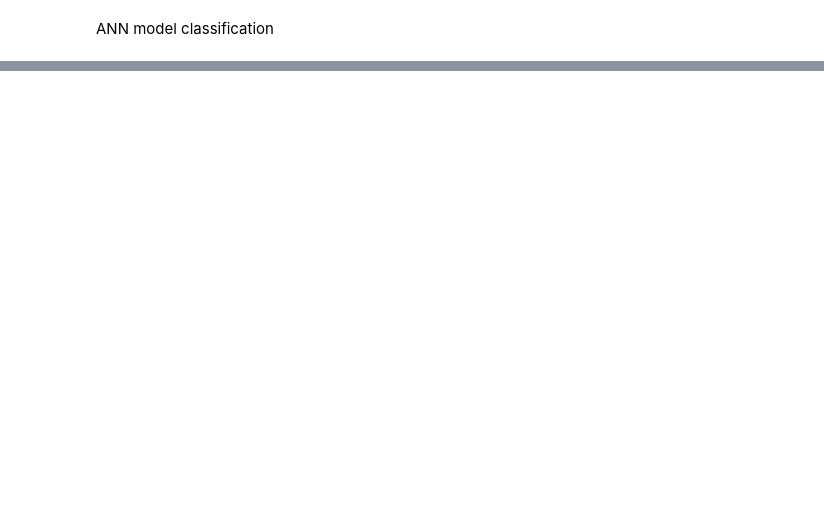
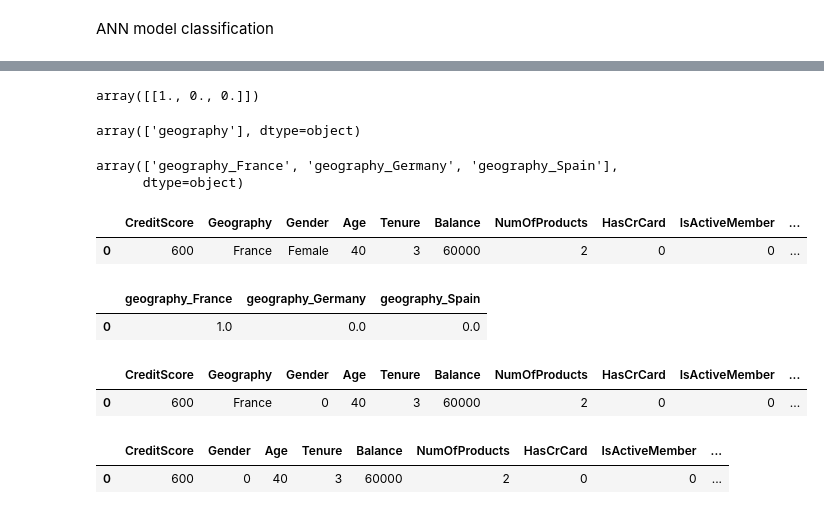
Before and after one commit to prashant-210110/programs, a Jupyter notebook: ANN/churn.ipynb, the cells around one changed output, grey strips where cells are left out. Saved outputs shown, nothing was run; the diff lists cells and outputs as text; code cells hidden in the pictures; blank space fills up the shorter version.

```diff
--- a/ANN/churn.ipynb
+++ b/ANN/churn.ipynb
@@ -152,0 +303,14 @@ new_point=[]
+# %%
+new_data = {
+    'CreditScore': 600,
+    'Geography': 'France',
+    'Gender': 'Female',
+    'Age': 40,
+    'Tenure': 3,
+    'Balance': 60000,
+    'NumOfProducts': 2,
+    'HasCrCard': 0,
+    'IsActiveMember': 0,
+    'EstimatedSalary': 20000
+}
+new_data
@@ -152,0 +328,20 @@ new_point=[]
+# %%
+geo_encoder=onehot_encoder.transform([[new_data["Geography"]]])
+geo_encoder
+# %% [output]
+array([[1., 0., 0.]])
+# %%
+onehot_encoder.feature_names_in_
+# %% [output]
+array(['geography'], dtype=object)
+# %%
+onehot_encoder.get_feature_names_out(onehot_encoder.feature_names_in_)
+# %% [output]
+array(['geography_France', 'geography_Germany', 'geography_Spain'],
+      dtype=object)
+# %%
+new_data=pd.DataFrame([new_data])
+new_data
+# %% [output]
+|  | CreditScore | Geography | Gender | Age | Tenure | Balance | NumOfProducts | HasCrCard | IsActiveMember | ... |
+| 0 | 600 | France | Female | 40 | 3 | 60000 | 2 | 0 | 0 | ... |
@@ -152,0 +350,17 @@ new_point=[]
+# %%
+geo_df
+# %% [output]
+|  | geography_France | geography_Germany | geography_Spain |
+| 0 | 1.0 | 0.0 | 0.0 |
+# %%
+new_data["Gender"]=labelencoder.transform(new_data["Gender"])
+new_data
+# %% [output]
+|  | CreditScore | Geography | Gender | Age | Tenure | Balance | NumOfProducts | HasCrCard | IsActiveMember | ... |
+| 0 | 600 | France | 0 | 40 | 3 | 60000 | 2 | 0 | 0 | ... |
+# %%
+input_df=pd.concat([new_data.drop("Geography",axis=1),geo_df],axis=1)
+input_df
+# %% [output]
+|  | CreditScore | Gender | Age | Tenure | Balance | NumOfProducts | HasCrCard | IsActiveMember | ... |
+| 0 | 600 | 0 | 40 | 3 | 60000 | 2 | 0 | 0 | ... |
```
Also changed, not shown: parts of 41 cells of this notebook, 8 other files.
